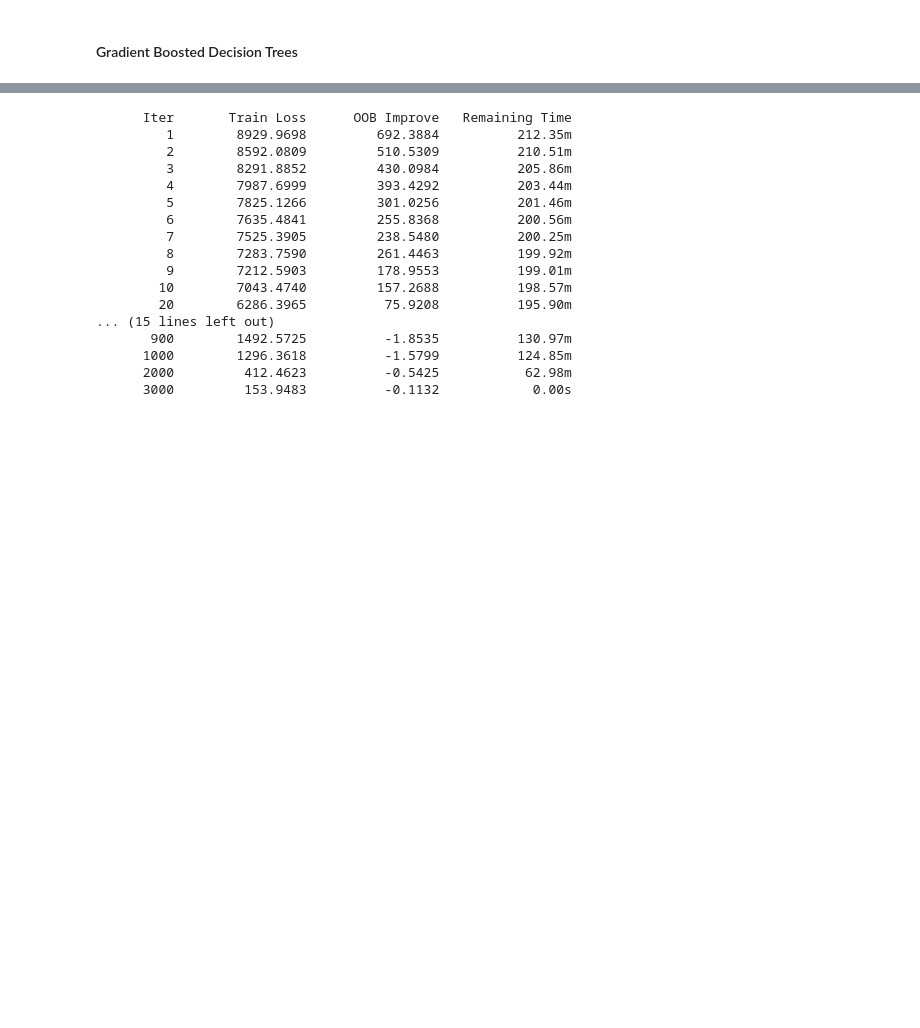
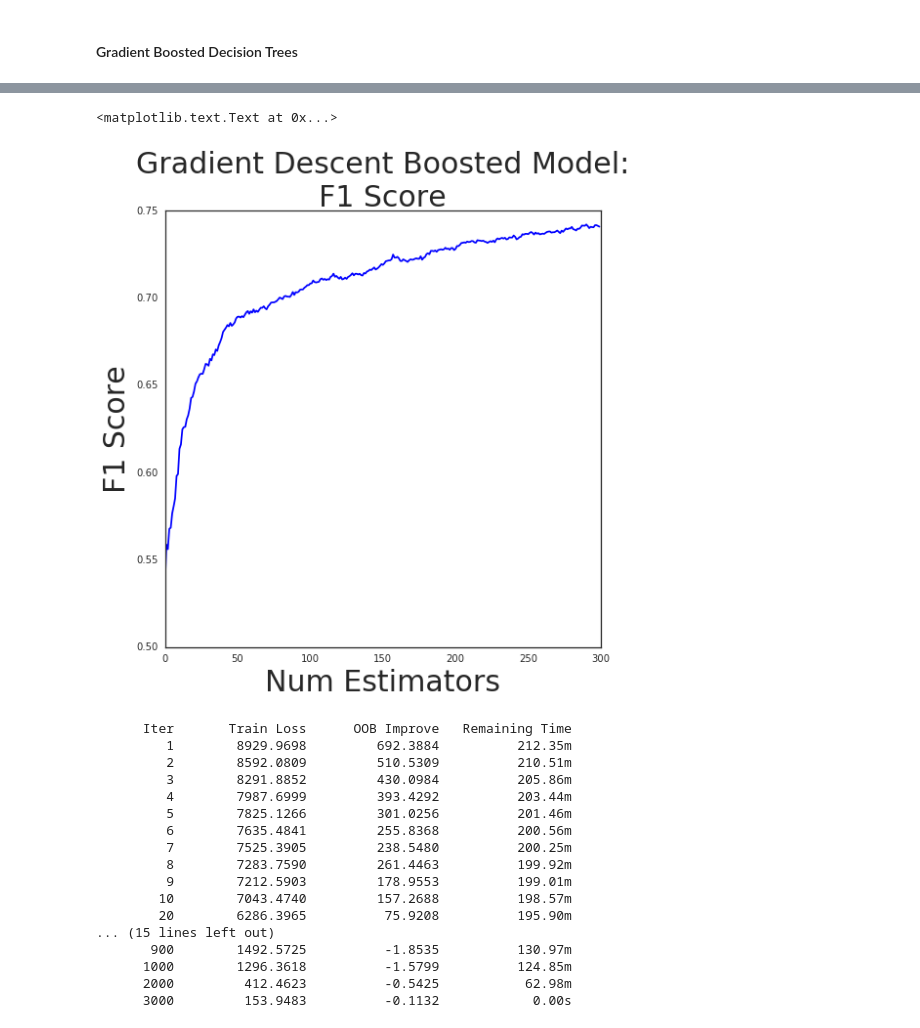
Before and after one commit to MPMakris/Photo_Pro, a Jupyter notebook: notebooks/MODELING.ipynb, the cells around one changed output, grey strips where cells are left out. Saved outputs shown, nothing was run; the diff lists cells and outputs as text; code cells hidden in the pictures; blank space fills up the shorter version.

```diff
--- a/notebooks/MODELING.ipynb
+++ b/notebooks/MODELING.ipynb
@@ -322,0 +376,10 @@ plt.plot(f1_scores, 'b')
+# %%
+plt.figure(figsize=(8, 8))
+plt.plot(f1_scores, 'b')
+plt.title('Gradient Descent Boosted Model:\nF1 Score', fontsize=30)
+plt.xlabel('Num Estimators', fontsize=30)
+plt.ylabel('F1 Score', fontsize=30)
+#plt.save()
+# %% [output]
+<matplotlib.text.Text at 0x...>
+[figure, added]
```
Also changed, not shown: parts of 21 cells of this notebook, 3 other files.
